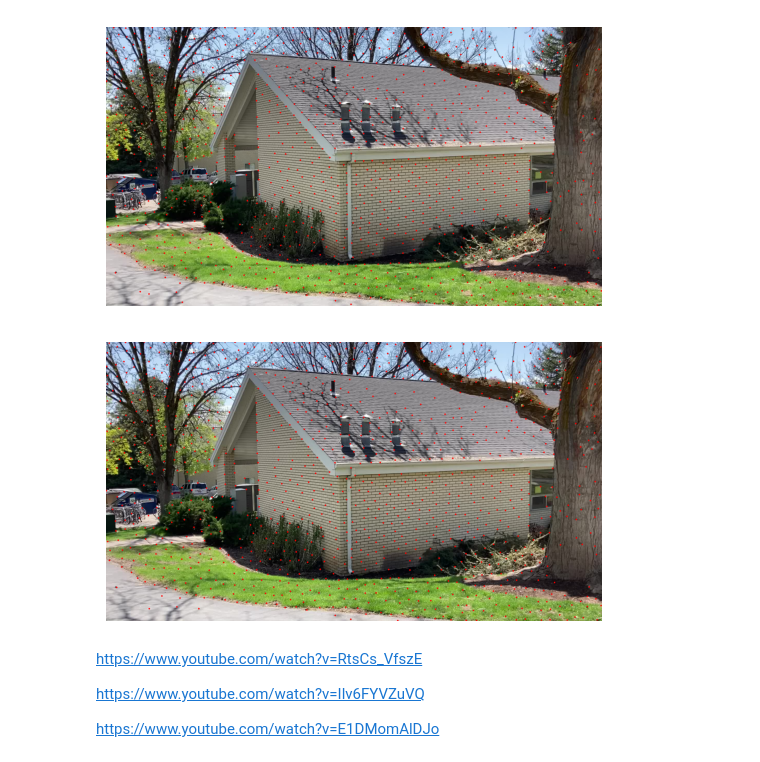
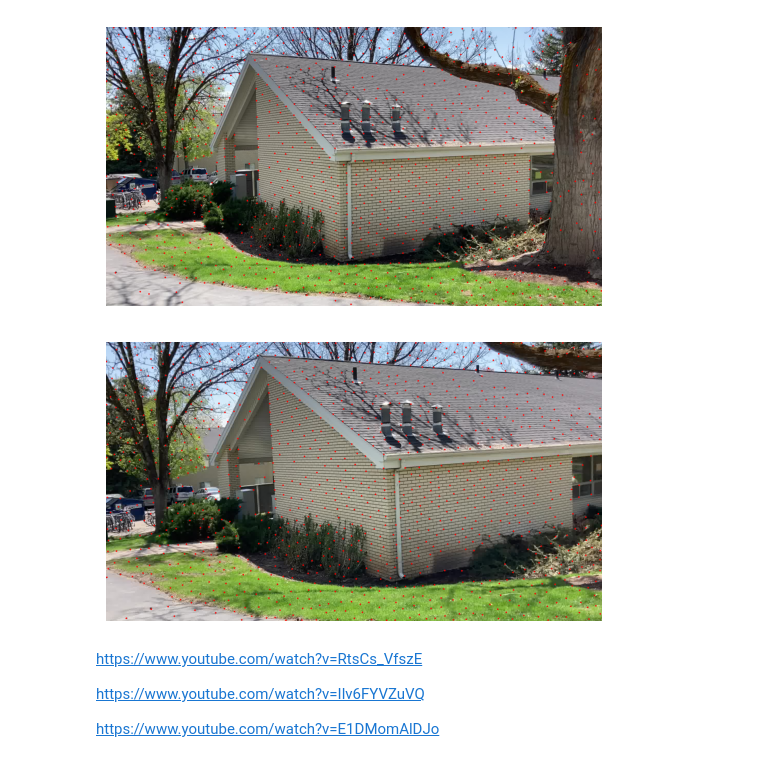
Before and after one commit to re1983/Stereo-Vision-Images, a Jupyter notebook: Shi-Tomasi corner detection.ipynb, the cells around one changed output. Drawn from its saved outputs; the diff is of its cells as text; code cells hidden in the pictures.

```diff
--- a/Shi-Tomasi corner detection.ipynb
+++ b/Shi-Tomasi corner detection.ipynb
@@ -33,35 +33,35 @@ plt.show()
 # %%
 # Importing the libraries
 import cv2
 import numpy as np
 import matplotlib.pyplot as plt
 
 # Reading the image and converting into B?W
-image = cv2.imread("Data/20230501_205454000_iOS/output_0002.jpg")
+image = cv2.imread("Data/20230501_205454000_iOS/output_0162.jpg")
 gray_image = cv2.cvtColor(image, cv2.COLOR_BGR2GRAY)
 
 # Applying the function
 corners = cv2.goodFeaturesToTrack(
     gray_image, maxCorners=2048, qualityLevel=0.02, minDistance=32)
 corners = np.float32(corners)
 
 for item in corners:
     x, y = item[0]
     x = int(x)
     y = int(y)
     cv2.circle(image, (x, y), 3, (0, 0, 255), -1)
 
 RGB_img = cv2.cvtColor(image, cv2.COLOR_BGR2RGB)
 # Showing the image
 plt.imshow(RGB_img)
 plt.axis('off')
 plt.show()
 
-# cv2.imshow('good_features', image)
-# cv2.waitKey(0)
-# cv2.destroyAllWindows()
+cv2.imshow('good_features', image)
+cv2.waitKey(0)
+cv2.destroyAllWindows()
 # %% [output]
-[figure, old version]
+[figure, new version]
 # %% [markdown]
 https://www.youtube.com/watch?v=RtsCs_VfszE
 
```
Also changed, not shown: parts of 3 cells of this notebook, 2 other files.
